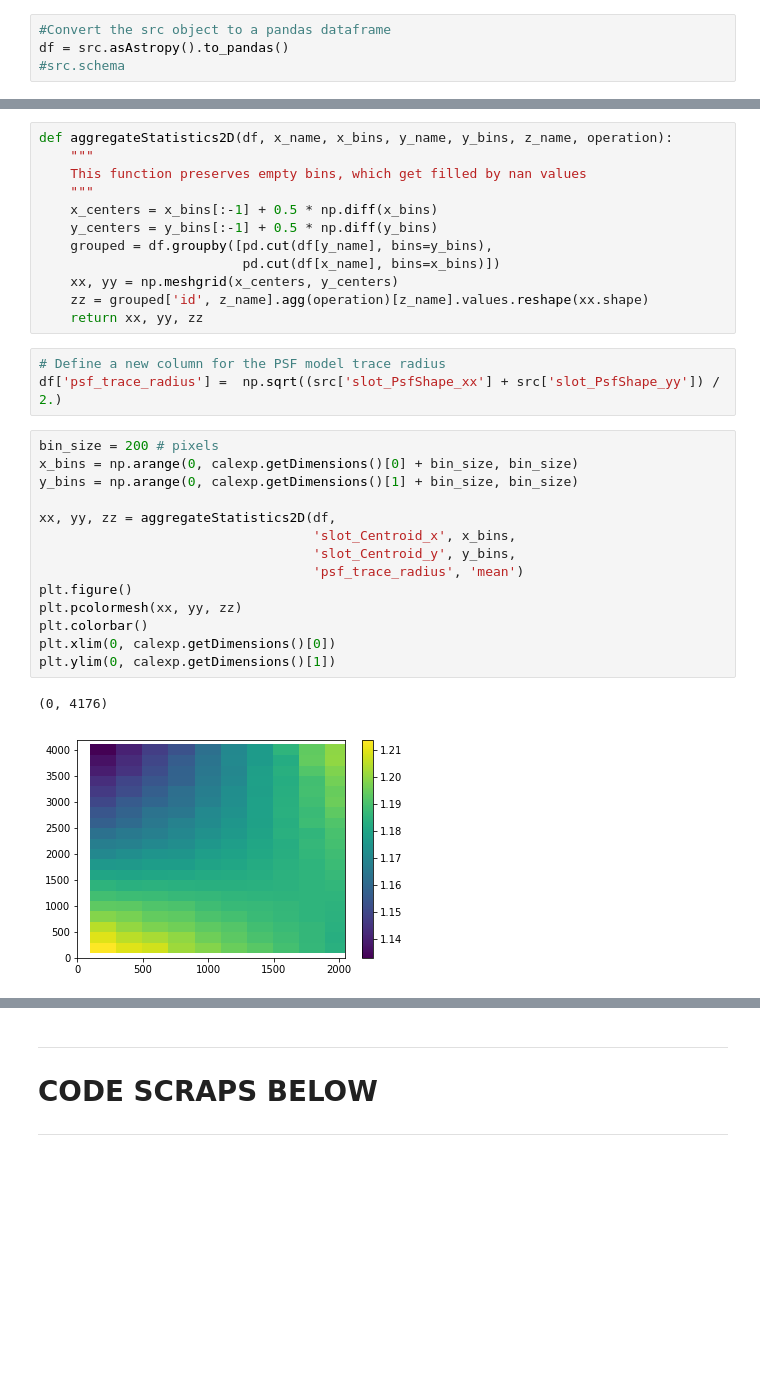
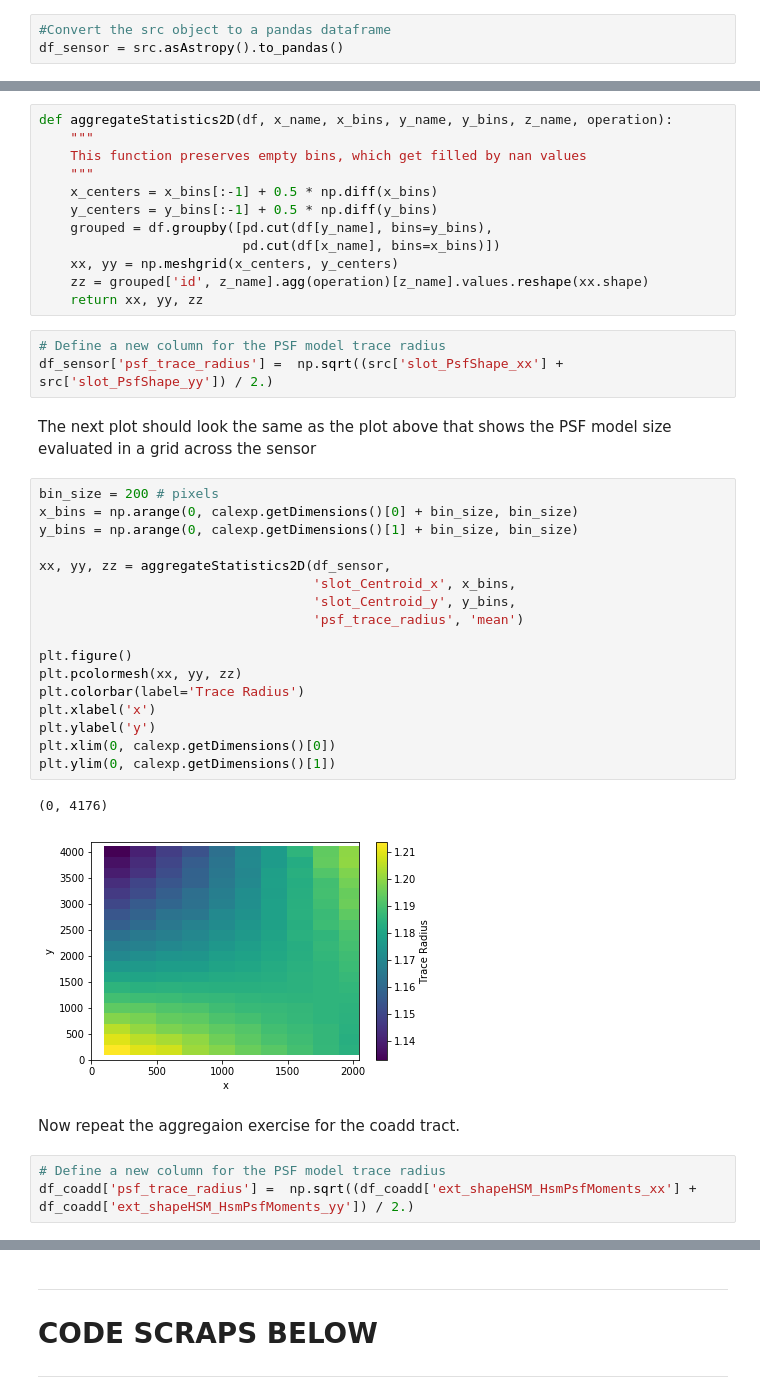
Before and after one commit to lsst-sitcom/notebooks, a Jupyter notebook: image_quality_demo.ipynb, the cells around one changed output, grey strips where cells are left out. Saved outputs shown, nothing was run; the diff lists cells and outputs as text; blank space fills up the shorter version.

```diff
--- a/image_quality_demo.ipynb
+++ b/image_quality_demo.ipynb
@@ -304,5 +541,4 @@ import pandas as pd
 # %%
 #Convert the src object to a pandas dataframe
-df = src.asAstropy().to_pandas()
-#src.schema
+df_sensor = src.asAstropy().to_pandas()
 # %% [markdown]
@@ -321,21 +557,31 @@ def aggregateStatistics2D(df, x_name, x_bins, y_name, y_bins, z_name, operation)
     return xx, yy, zz
 # %%
 # Define a new column for the PSF model trace radius
-df['psf_trace_radius'] =  np.sqrt((src['slot_PsfShape_xx'] + src['slot_PsfShape_yy']) / 2.)
+df_sensor['psf_trace_radius'] =  np.sqrt((src['slot_PsfShape_xx'] + src['slot_PsfShape_yy']) / 2.)
+# %% [markdown]
+The next plot should look the same as the plot above that shows the PSF model size evaluated in a grid across the sensor
 # %%
 bin_size = 200 # pixels
 x_bins = np.arange(0, calexp.getDimensions()[0] + bin_size, bin_size)
 y_bins = np.arange(0, calexp.getDimensions()[1] + bin_size, bin_size)
 
-xx, yy, zz = aggregateStatistics2D(df,
+xx, yy, zz = aggregateStatistics2D(df_sensor,
                                    'slot_Centroid_x', x_bins,
                                    'slot_Centroid_y', y_bins,
                                    'psf_trace_radius', 'mean')
+
 plt.figure()
 plt.pcolormesh(xx, yy, zz)
-plt.colorbar()
+plt.colorbar(label='Trace Radius')
+plt.xlabel('x')
+plt.ylabel('y')
 plt.xlim(0, calexp.getDimensions()[0])
 plt.ylim(0, calexp.getDimensions()[1])
 # %% [output]
 (0, 4176)
-[figure, old version]
+[figure, new version]
+# %% [markdown]
+Now repeat the aggregaion exercise for the coadd tract.
+# %%
+# Define a new column for the PSF model trace radius
+df_coadd['psf_trace_radius'] =  np.sqrt((df_coadd['ext_shapeHSM_HsmPsfMoments_xx'] + df_coadd['ext_shapeHSM_HsmPsfMoments_yy']) / 2.)
```
Also changed, not shown: parts of 34 cells of this notebook.
